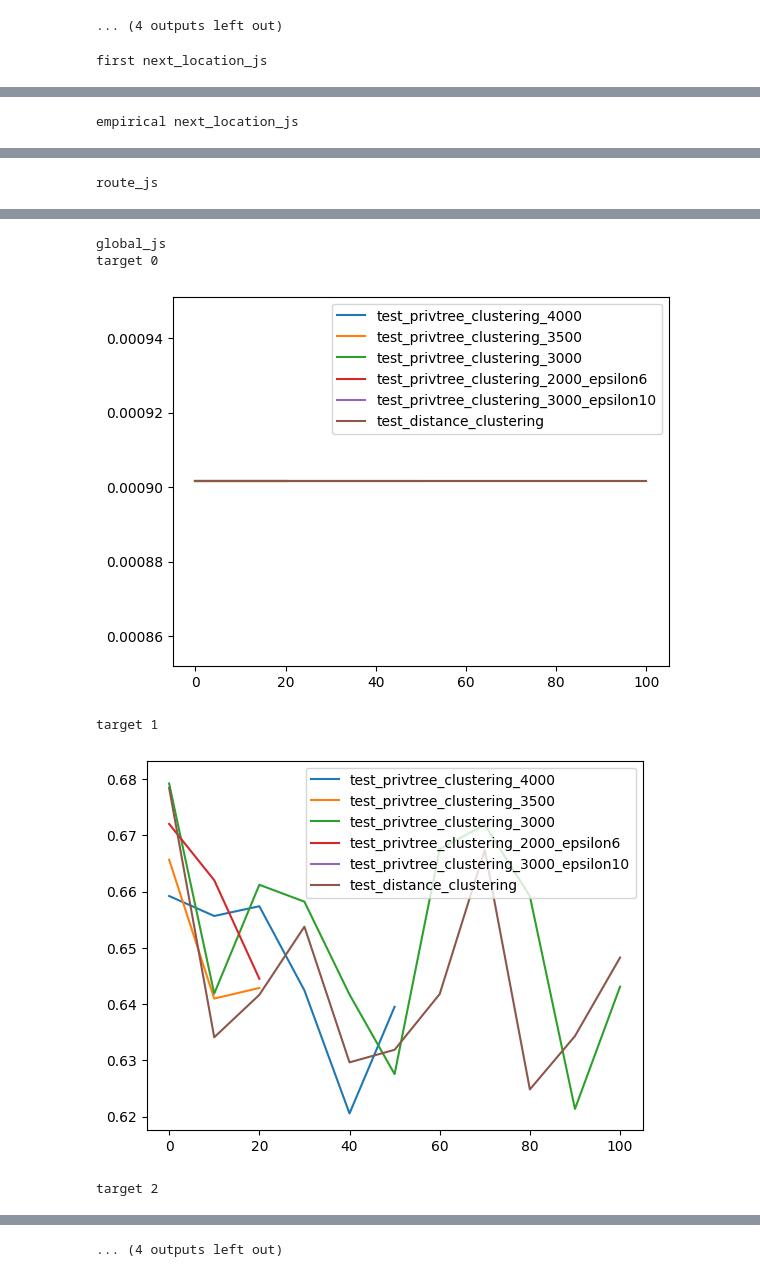
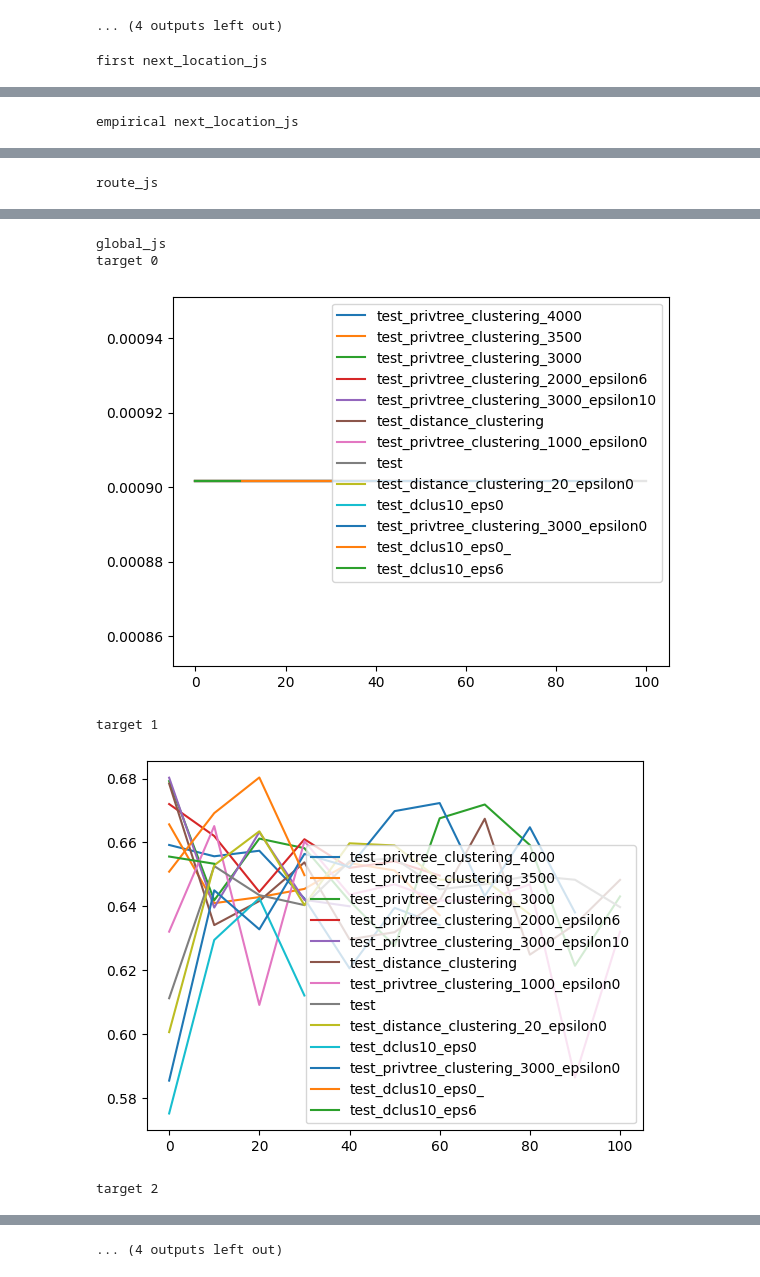
Before and after one commit to tkgsn/priv_traj_gen, a Jupyter notebook: show.ipynb, the cells around one changed output, grey strips where cells are left out. Drawn from its saved outputs; the diff is of its cells as text; code cells hidden in the pictures.

```diff
--- a/show.ipynb
+++ b/show.ipynb
@@ -213,7 +213,7 @@ dataset = "peopleflow"
 data_name = "10000"
 training_data_name = "bin62"
 
-save_names = ["test_privtree_clustering_4000", "test_privtree_clustering_3500", "test_privtree_clustering_3000", "test_privtree_clustering_2000_epsilon6", "test_privtree_clustering_3000_epsilon10", "test_distance_clustering"]
+save_names = ["test_privtree_clustering_4000", "test_privtree_clustering_3500", "test_privtree_clustering_3000", "test_privtree_clustering_2000_epsilon6", "test_privtree_clustering_3000_epsilon10", "test_distance_clustering", "test_privtree_clustering_1000_epsilon0", "test", "test_distance_clustering_20_epsilon0", "test_dclus10_eps0", "test_privtree_clustering_3000_epsilon0", "test_dclus10_eps0_", "test_dclus10_eps6"]
 run()
 # %% [output]
 first next_location_js
@@ -225,6 +225,6 @@ route_js
 global_js
 target 0
-[figure, old version]
+[figure, new version]
 target 1
-[figure, old version]
+[figure, new version]
 target 2
```
Also changed, not shown: parts of 2 cells of this notebook, 4 other files.
